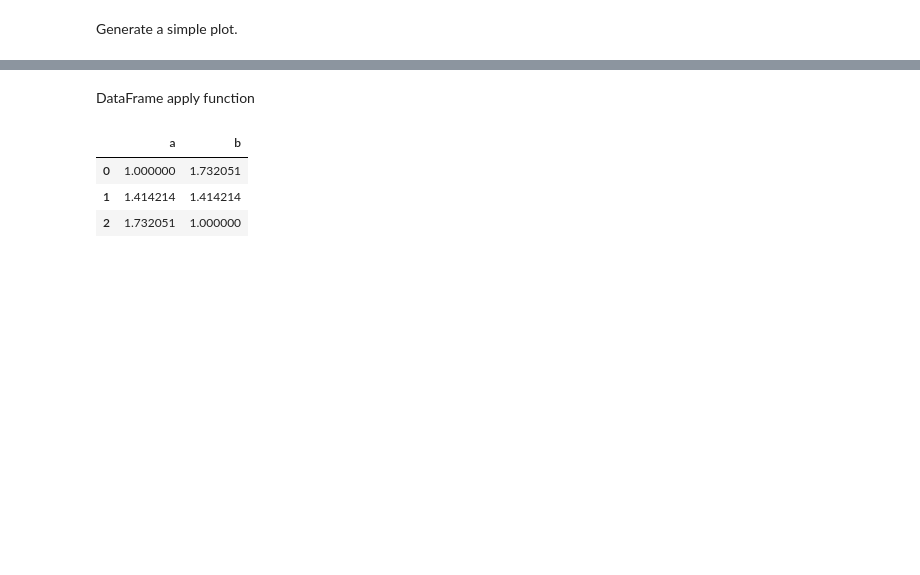
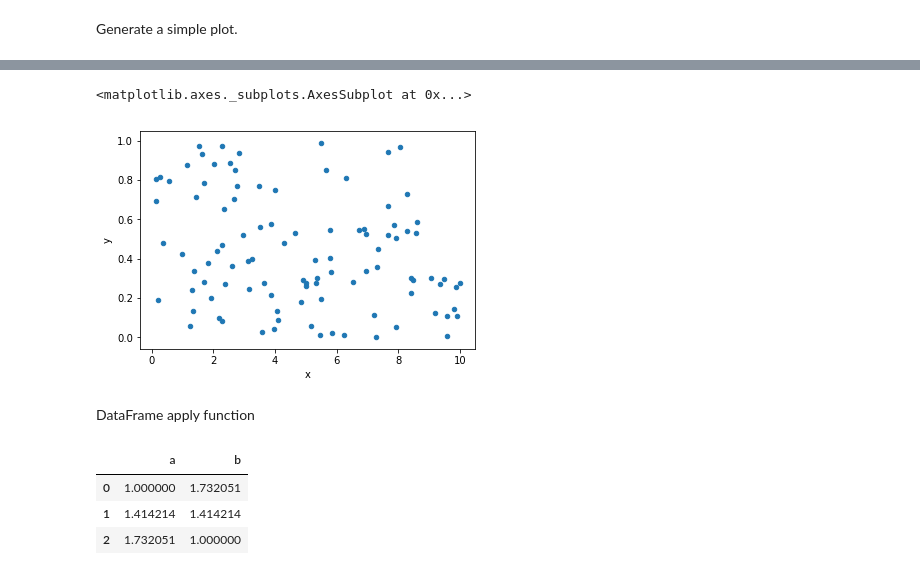
Before and after one commit to HaoranYi/gitProj, a Jupyter notebook: notebook/pp2.ipynb, the cells around one changed output, grey strips where cells are left out. Saved outputs shown, nothing was run; the diff lists cells and outputs as text; code cells hidden in the pictures; blank space fills up the shorter version.

```diff
--- a/notebook/pp2.ipynb
+++ b/notebook/pp2.ipynb
@@ -15,7 +18,14 @@ plt.plot(data)
+# %%
+n = 100
+df = pd.DataFrame({'x':10*np.random.rand(n), 'y':np.random.rand(n)})
+df.plot.scatter('x', 'y')
+# %% [output]
+<matplotlib.axes._subplots.AxesSubplot at 0x...>
+[figure, added]
+# %% [markdown]
+DataFrame apply function
 # %%
 df = pd.DataFrame({'a':[1,2,3], 'b':[3,2,1]})
-# %% [markdown]
-DataFrame apply function
 # %%
 df.apply(np.sqrt)
 # %% [output]
```
Also changed, not shown: parts of 6 cells of this notebook, 1 other file.
